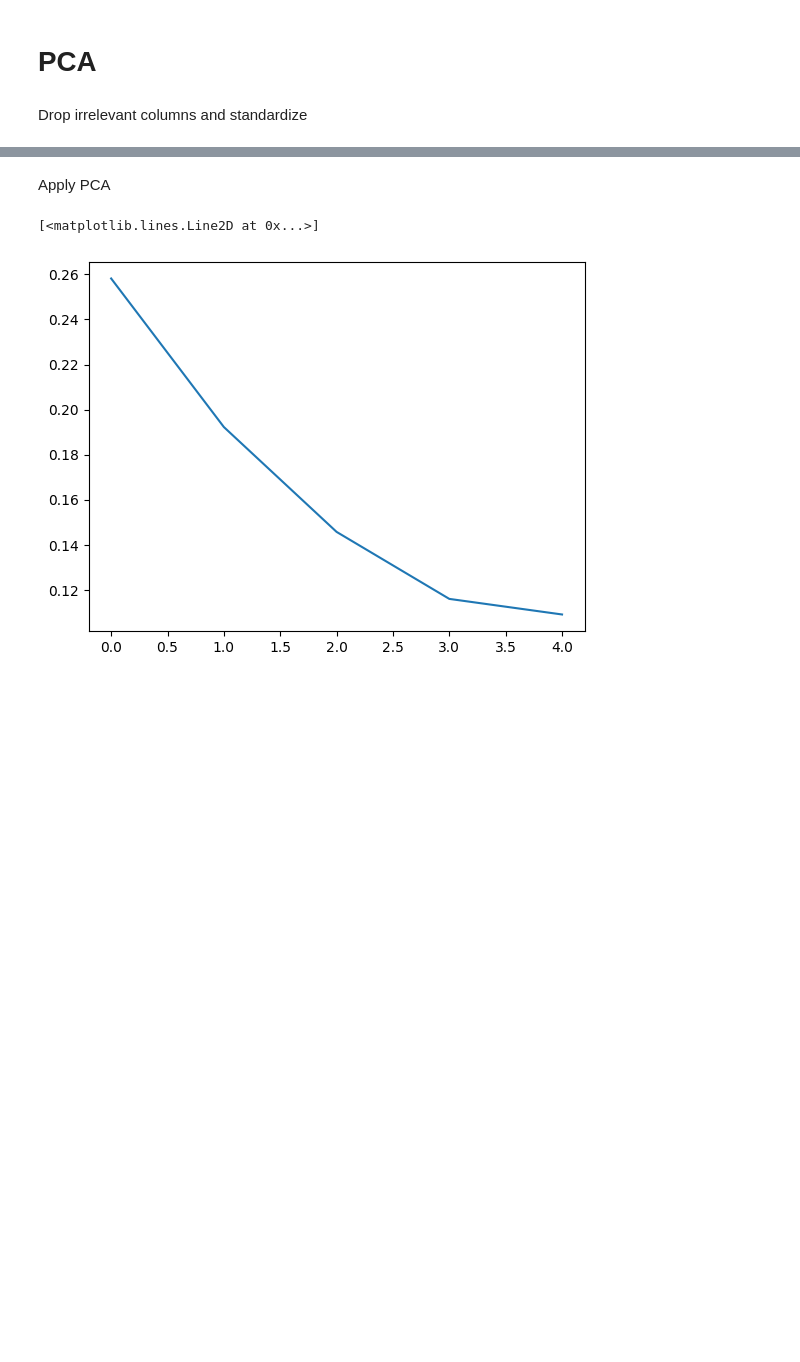
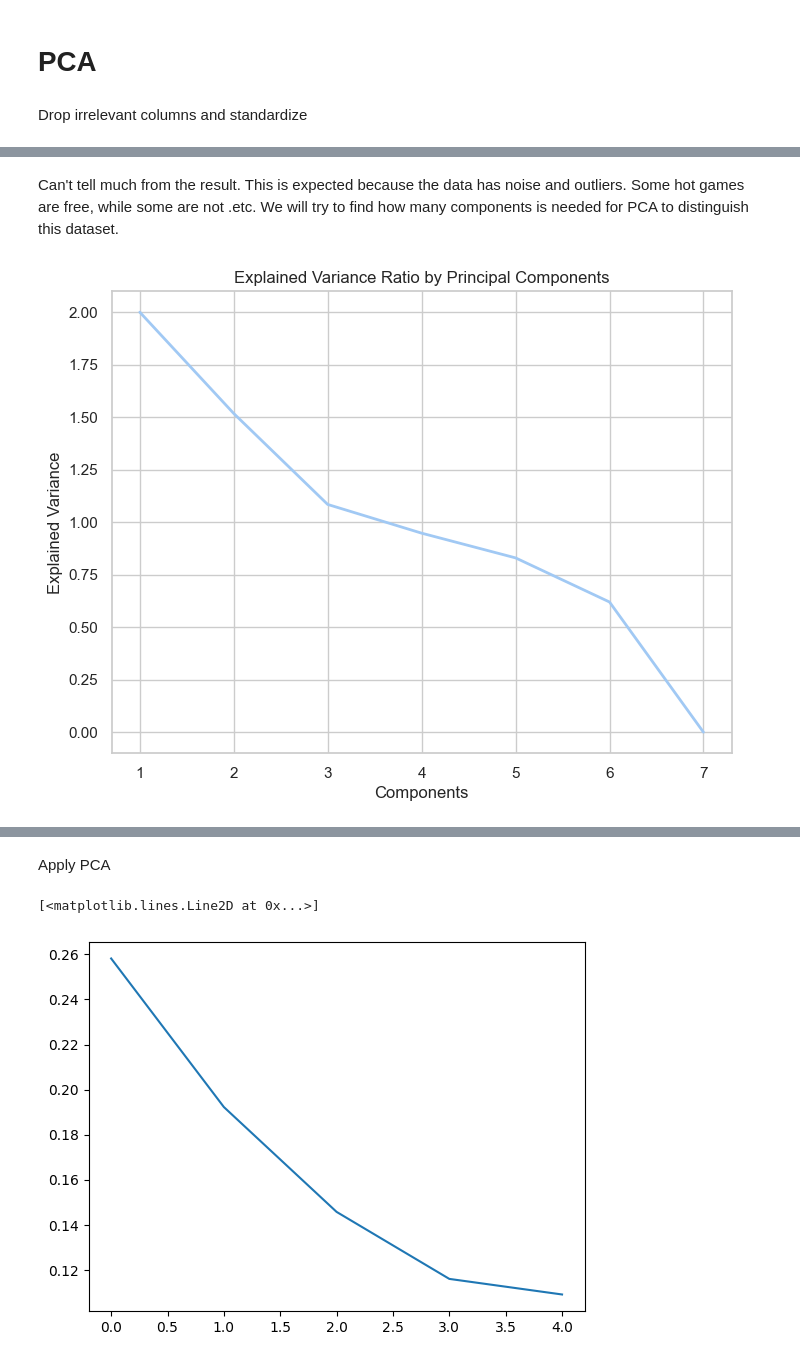
Before and after one commit to Aaron3963/COGS-118B-Project, a Jupyter notebook: FinalProject.ipynb, the cells around one changed output, grey strips where cells are left out. Cells and saved outputs as stored; diff of their text form; code cells hidden in the pictures; blank space fills up the shorter version.

```diff
--- a/FinalProject.ipynb
+++ b/FinalProject.ipynb
@@ -311 +355,19 @@ Drop irrelevant columns and standardize
+# %% [markdown]
+Can't tell much from the result. This is expected because the data has noise and outliers. Some hot games are free, while some are not .etc. We will try to find how many components is needed for PCA to distinguish this dataset.
+# %%
+pca2 = PCA().fit(scaled_df)
+
+# Convert explained variance to a DataFrame
+explained_variance_df = pd.DataFrame({'Components': range(1, len(pca2.explained_variance_) + 1),
+                                     'Explained Variance': pca2.explained_variance_})
+
+# Plot using seaborn
+plt.figure(figsize=(8, 6))
+sns.lineplot(data=explained_variance_df, x='Components', y='Explained Variance', linewidth=2)
+plt.xlabel('Components')
+plt.ylabel('Explained Variance')
+plt.title('Explained Variance Ratio by Principal Components')
+plt.show()
+# %% [output]
+[figure, added]
 # %%
```
Also changed, not shown: parts of 10 cells of this notebook.
